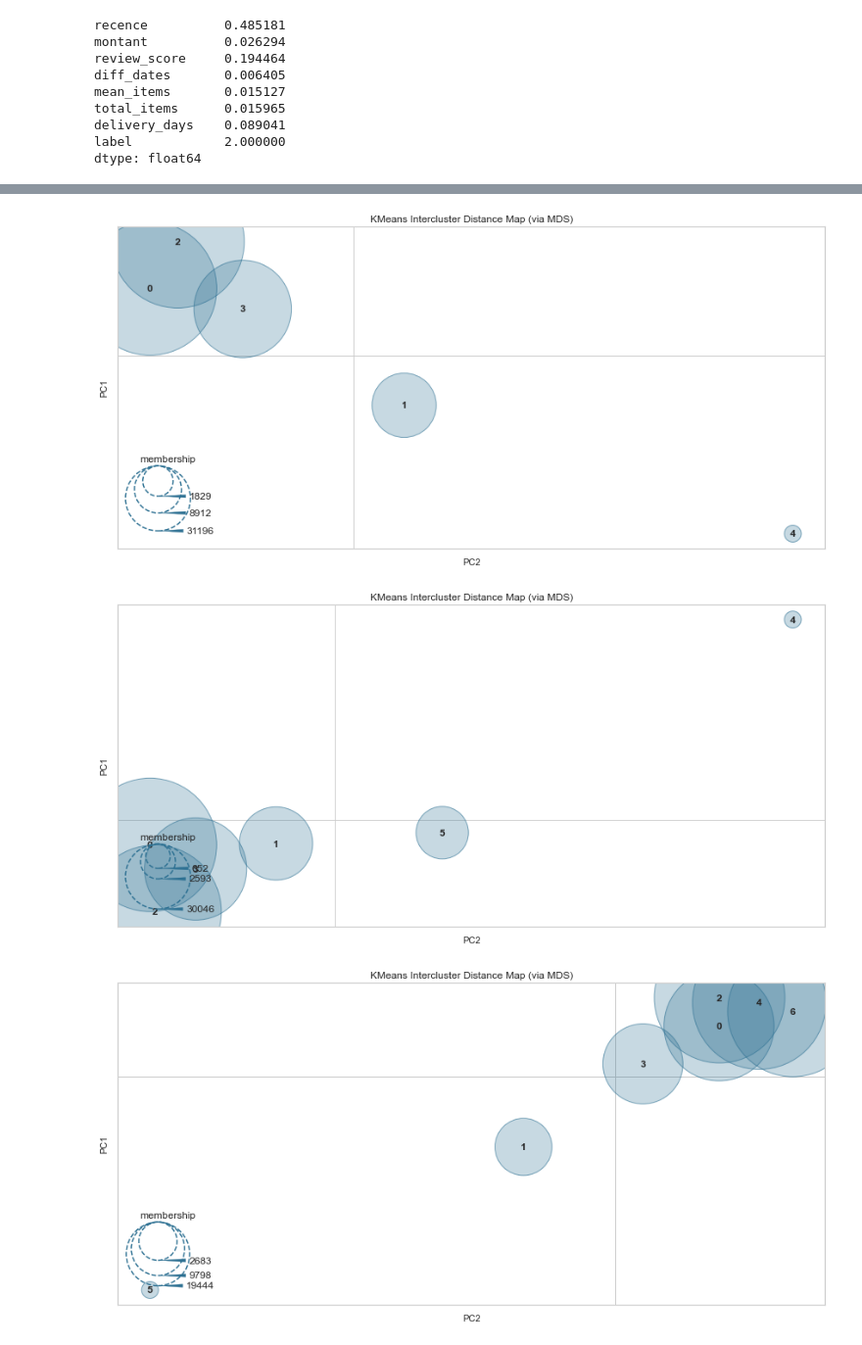
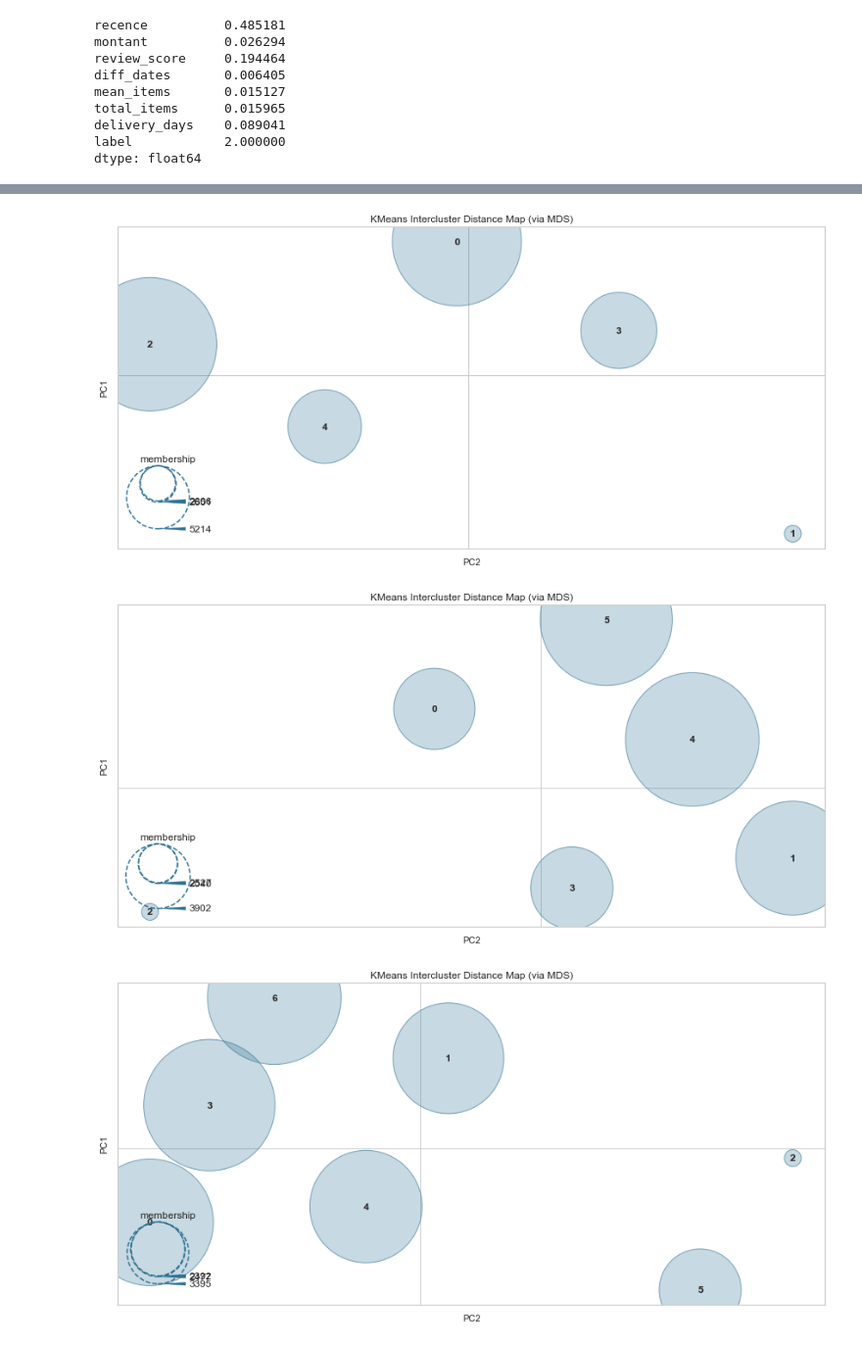
Before and after one commit to Valkea/OC_AI_05, a Jupyter notebook: 02_Clustering.ipynb, the cells around one changed output, grey strips where cells are left out. Shown at 98% size. Cells and saved outputs as stored; diff of their text form; code cells hidden in the pictures.

```diff
--- a/02_Clustering.ipynb
+++ b/02_Clustering.ipynb
@@ -1147,7 +1148,7 @@ dtype: float64
 # %%
 import math
 # %%
-k_range = range(3,8)
+k_range = range(3, 8)
 k_size = len(k_range)
 # fig = plt.figure(figsize=(15,7*k_size))
 
@@ -1157,7 +1158,7 @@ for i, j in enumerate(k_range):
     plt.title(f"KMeans with {j} clusters")
     model = KMeans(n_clusters=j, random_state=0)
     visualizer = SilhouetteVisualizer(model, colors='yellowbrick')
-    visualizer.fit(X_cluster)
+    visualizer.fit(X_sample)
     # plt.show()
     visualizer.show();
 # plt.show()
@@ -1170,9 +1171,9 @@ for i, j in enumerate(k_range):
 # %%
 for j in range(3, 8):
-    fig = plt.figure(figsize=(15,7))
+    fig = plt.figure(figsize=(15, 7))
     plt.title(f"KMeans with {j} clusters")
     model = KMeans(n_clusters=j, random_state=0)
     visualizer = InterclusterDistance(model, colors='yellowbrick')
-    visualizer.fit(X_cluster)
+    visualizer.fit(X_sample)
     visualizer.show();
 # %% [output]
@@ -1181,3 +1182,3 @@ for j in range(3, 8):
-[figure, old version]
+[figure, new version]
-[figure, old version]
+[figure, new version]
-[figure, old version]
+[figure, new version]
```
Also changed, not shown: parts of 14 cells of this notebook.
